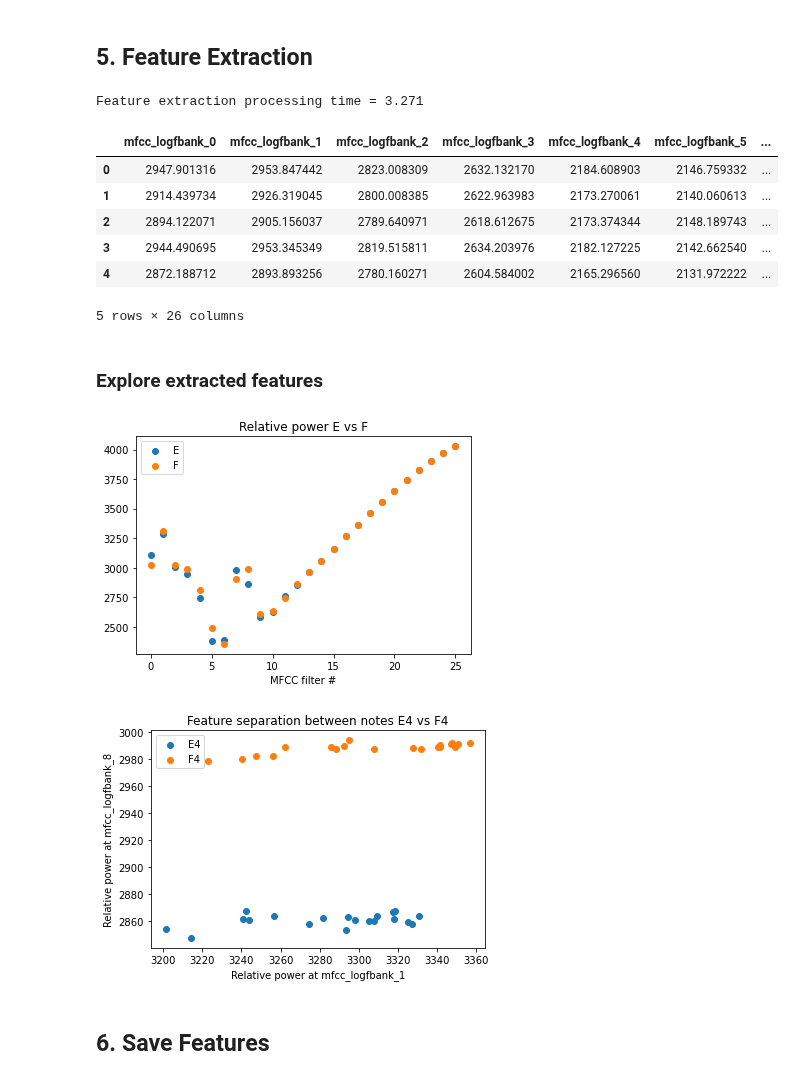
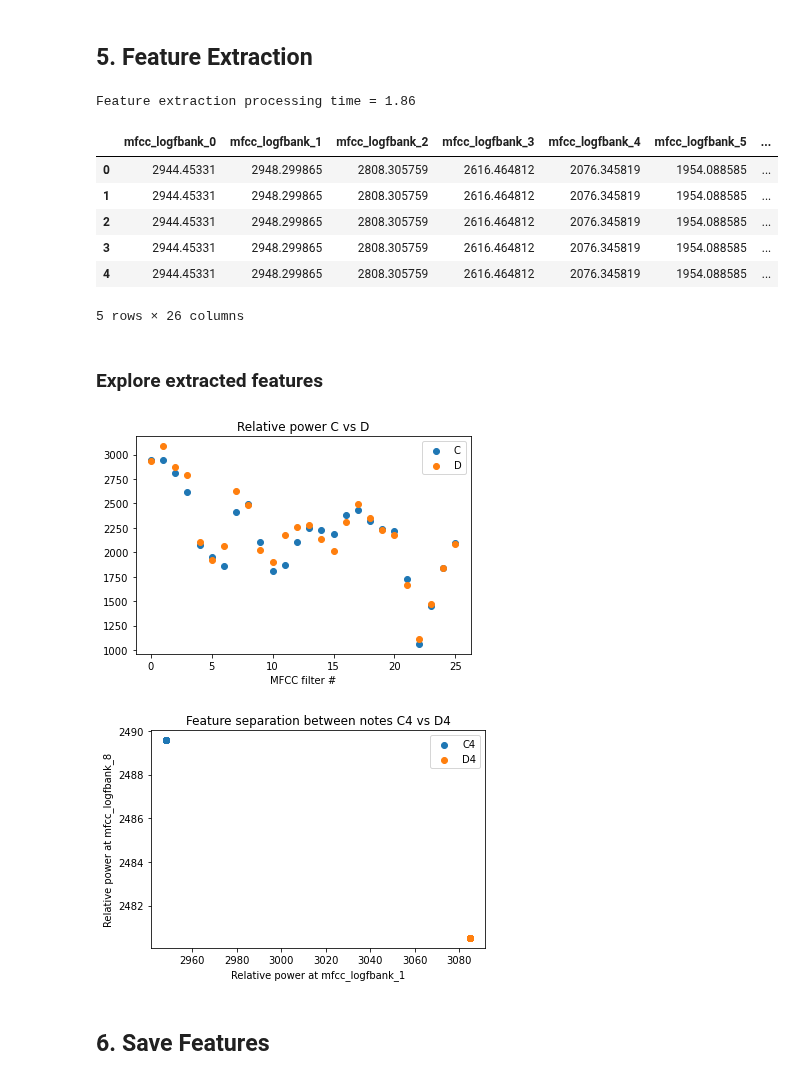
Before and after one commit to bwalsh62/note-recognition, a Jupyter notebook: 0_notebooks/1_Data_Prep.ipynb, the cells around one changed output. Drawn from its saved outputs; the diff is of its cells as text; code cells hidden in the pictures.

```diff
--- a/0_notebooks/1_Data_Prep.ipynb
+++ b/0_notebooks/1_Data_Prep.ipynb
@@ -148,7 +148,7 @@ plot_note_over_freq(idx=idx_test)
 
 Synthesize dataset `aug_factor` times larger
 # %%
-aug_factor = 20
+aug_factor = 10
 
 # Initialize matrix where each row contains a noisy sample
 X_aug = np.empty((aug_factor*X.shape[0], X.shape[1]))
@@ -186,7 +174,7 @@ Random prepad_len = 2
 Apply time shifts to augmented training data
 # %%
 # Add random time shifts noise to each element
-T_SHIFT_MAX = 0.2 # seconds
+T_SHIFT_MAX = 0.0 # seconds
 DEBUG=False
 
 #X_aug = X_aug.apply(lambda x: mus.add_timeshifts(x,
@@ -204,7 +192,7 @@ for idx in range(X.shape[0]):
 ### 4.2 Add noise
 Add noise to original recordings
 # %%
-NOISE_AMPL = 200
+NOISE_AMPL = 0 #200
 
 # Add white noise to each element
 X_aug = pd.DataFrame(X_aug).apply(lambda x: mus.add_noise(x,
@@ -245,22 +233,22 @@ plt.show()
 # %%
 X_feat = feat_extract(X_aug, fs, mus.note_to_freq, SCALE, debug=True)
 # %% [output]
-Feature extraction processing time = 3.271
+Feature extraction processing time = 1.86
 # %%
 X_feat.head()
 # %% [output]
 |  | mfcc_logfbank_0 | mfcc_logfbank_1 | mfcc_logfbank_2 | mfcc_logfbank_3 | mfcc_logfbank_4 | mfcc_logfbank_5 | ... |
-| 0 | 2947.901316 | 2953.847442 | 2823.008309 | 2632.132170 | 2184.608903 | 2146.759332 | ... |
-| 1 | 2914.439734 | 2926.319045 | 2800.008385 | 2622.963983 | 2173.270061 | 2140.060613 | ... |
-| 2 | 2894.122071 | 2905.156037 | 2789.640971 | 2618.612675 | 2173.374344 | 2148.189743 | ... |
-| 3 | 2944.490695 | 2953.345349 | 2819.515811 | 2634.203976 | 2182.127225 | 2142.662540 | ... |
-| 4 | 2872.188712 | 2893.893256 | 2780.160271 | 2604.584002 | 2165.296560 | 2131.972222 | ... |
+| 0 | 2944.45331 | 2948.299865 | 2808.305759 | 2616.464812 | 2076.345819 | 1954.088585 | ... |
+| 1 | 2944.45331 | 2948.299865 | 2808.305759 | 2616.464812 | 2076.345819 | 1954.088585 | ... |
+| 2 | 2944.45331 | 2948.299865 | 2808.305759 | 2616.464812 | 2076.345819 | 1954.088585 | ... |
+| 3 | 2944.45331 | 2948.299865 | 2808.305759 | 2616.464812 | 2076.345819 | 1954.088585 | ... |
+| 4 | 2944.45331 | 2948.299865 | 2808.305759 | 2616.464812 | 2076.345819 | 1954.088585 | ... |
 5 rows × 26 columns
 # %% [markdown]
 ### Explore extracted features
 # %%
-NOTE_TEST1 = 'E'
-NOTE_TEST2 = 'F'
+NOTE_TEST1 = 'C'
+NOTE_TEST2 = 'D'
 plt.scatter(np.arange(X_feat.shape[1]), X_feat[y_aug['note'].str.contains(NOTE_TEST1)].mean())
 plt.scatter(np.arange(X_feat.shape[1]), X_feat[y_aug['note'].str.contains(NOTE_TEST2)].mean())
 plt.legend([NOTE_TEST1, NOTE_TEST2])
@@ -270,30 +258,26 @@ plt.title('Relative power {} vs {}'.format(NOTE_TEST1, NOTE_TEST2))
 plt.xlabel('MFCC filter #')
 plt.show()
 # %% [output]
-[figure, old version]
+[figure, new version]
 # %%
-NOTE1 = 'E4'
-NOTE2 = 'F4'
-#plt.scatter(X_feat[y_aug['note'].str.contains(NOTE1)][NOTE1],
-#            X_feat[y_aug['note'].str.contains(NOTE1)][NOTE2])
-#plt.scatter(X_feat[y_aug['note'].str.contains(NOTE2)][NOTE1],
-#            X_feat[y_aug['note'].str.contains(NOTE2)][NOTE2])
+NOTE1 = 'C4'
+NOTE2 = 'D4'
 
 feat1 = 'mfcc_logfbank_1'
 feat2 = 'mfcc_logfbank_8'
 
 plt.scatter(X_feat[y_aug['note'].str.contains(NOTE1)][feat1],
             X_feat[y_aug['note'].str.contains(NOTE1)][feat2])
 plt.scatter(X_feat[y_aug['note'].str.contains(NOTE2)][feat1],
             X_feat[y_aug['note'].str.contains(NOTE2)][feat2])
 
 plt.ylabel('Relative power at {}'.format(feat2))
 plt.xlabel('Relative power at {}'.format(feat1))
 plt.legend([NOTE1, NOTE2])
 plt.title('Feature separation between notes {} vs {}'.format(NOTE1, NOTE2))
 plt.show()
 # %% [output]
-[figure, old version]
+[figure, new version]
 # %% [markdown]
 ## <a id = "feat_save"></a> 6. Save Features
 # %% [markdown]
```
Also changed, not shown: parts of 10 cells of this notebook.
